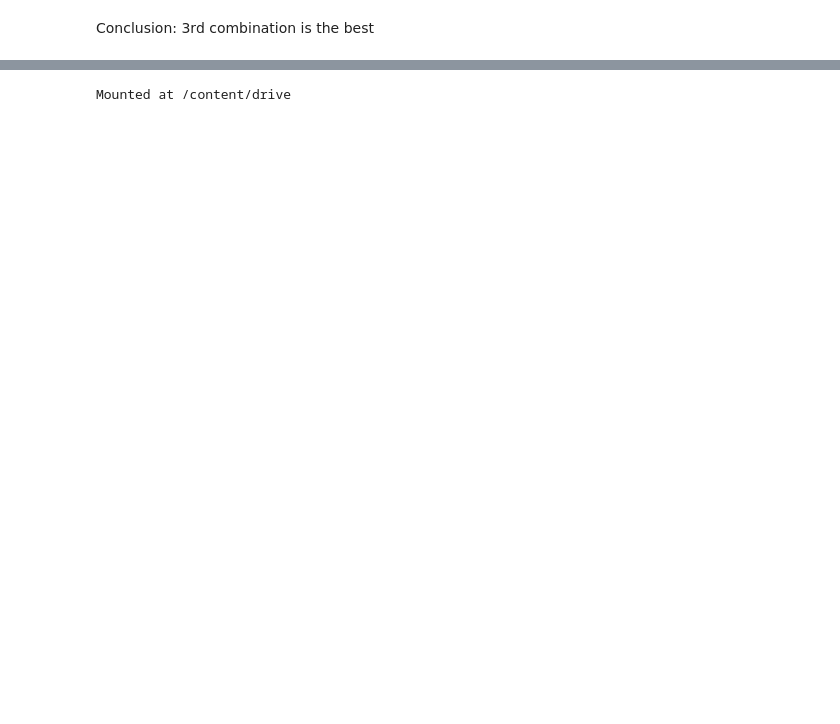
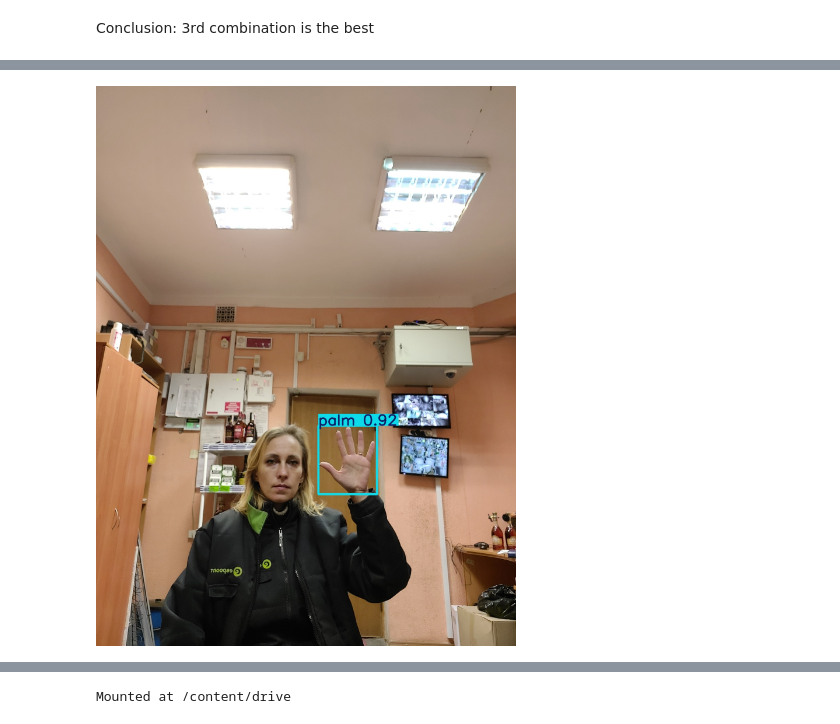
Before and after one commit to DjoleXPet/handwave-recognition, a Jupyter notebook: yolov8.ipynb, the cells around one changed output, grey strips where cells are left out. Cells and saved outputs as stored; diff of their text form; code cells hidden in the pictures; blank space fills up the shorter version.

```diff
--- a/yolov8.ipynb
+++ b/yolov8.ipynb
@@ -217,0 +221,5 @@ albumentations: Blur(p=0.01, blur_limit=(3, 7)), MedianBlur(p=0.01, blur_limit=(
+# %%
+from IPython.display import Image
+Image('/content/runs/detect/predict/00a07a41-3c4e-41ec-91ec-8bc39baa30f0.jpg')
+# %% [output]
+[figure, added]
```
Also changed, not shown: parts of 10 cells of this notebook, 2 other files.
